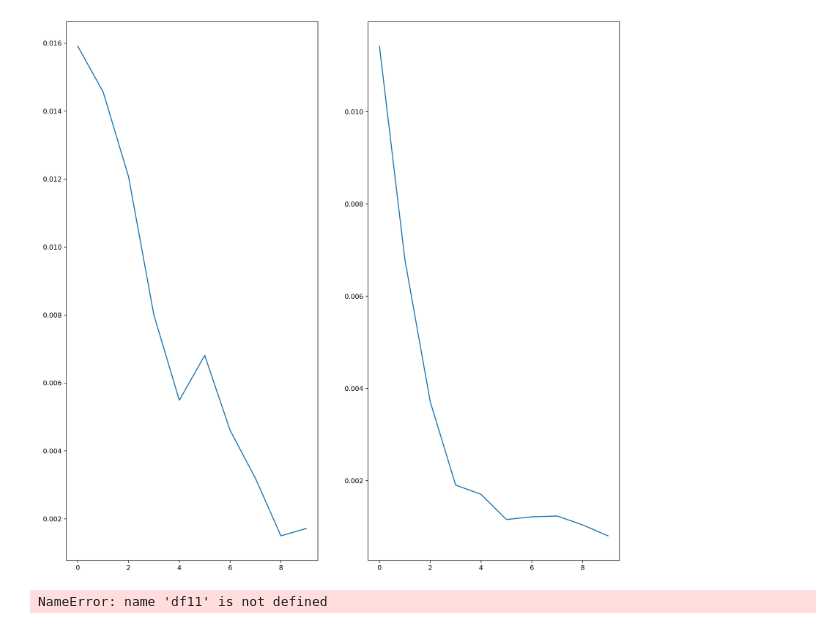
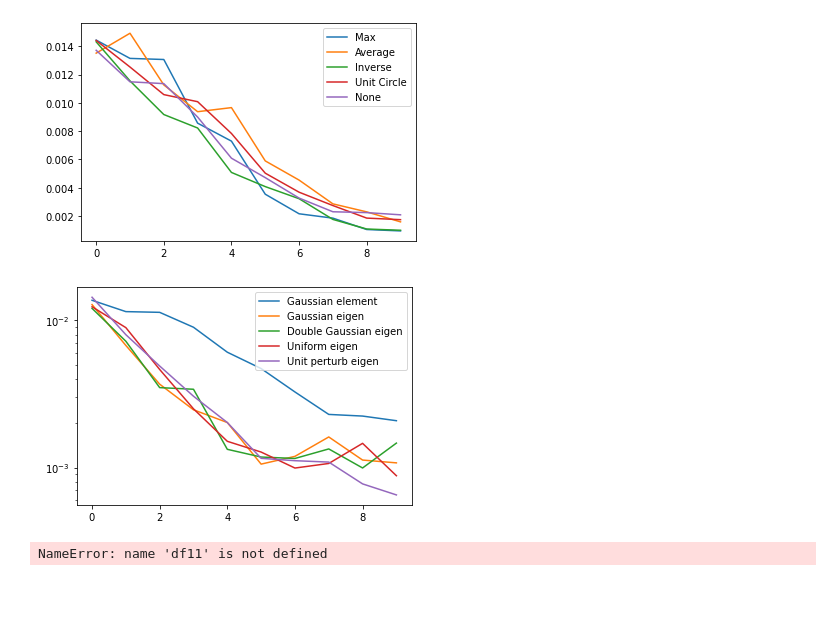
Before and after one commit to jackmiller2003/kae-cyclones, a Jupyter notebook: src/graphing_from_csv.ipynb, the cells around one changed output. Drawn from its saved outputs; the diff is of its cells as text; code cells hidden in the pictures; blank space fills up the shorter version.

```diff
--- a/src/graphing_from_csv.ipynb
+++ b/src/graphing_from_csv.ipynb
@@ -10,13 +6,30 @@ from experiment import *
 # %%
-with open("/home/156/cn1951/kae-cyclones/results/run_data/testRun.json", 'r') as f:
+with open("/home/156/cn1951/kae-cyclones/results/run_data/testRun2.json", 'r') as f:
     results = json.load(f)
-fig, axs = plt.subplots(1,2,figsize=(15,15), dpi=300)
 epochs = [x for x in range(len(results["average"]["gaussianElement"]["1e0"]["loss"]))]
-axs[0].plot(epochs, results["average"]["gaussianElement"]["1e0"]["fwd_val"], label="Gaussian Element")
-axs[1].plot(epochs, results["average"]["gaussianEigen"]["1e0"]["fwd_val"], label="Gaussian Eigen")
+epochs[0] = 1e-10
+plt.plot(epochs, results["max"]["gaussianElement"]["1e0"]["fwd_val"], label="Max")
+plt.plot(epochs, results["average"]["gaussianElement"]["1e0"]["fwd_val"], label="Average")
+plt.plot(epochs, results["inverse"]["gaussianElement"]["1e0"]["fwd_val"], label="Inverse")
+plt.plot(epochs, results["unit_circle"]["gaussianElement"]["1e0"]["fwd_val"], label="Unit Circle")
+plt.plot(epochs, results["none"]["gaussianElement"]["1e0"]["fwd_val"], label="None")
+plt.legend()
 plt.show()
 # %% [output]
-[figure, old version]
+[figure, new version]
+# %%
+plt.plot(epochs, results["none"]["gaussianElement"]["1e0"]["fwd_val"], label="Gaussian element")
+plt.plot(epochs, results["none"]["gaussianEigen"]["1e0"]["fwd_val"], label="Gaussian eigen")
+plt.plot(epochs, results["none"]["doubleGaussianEigen"]["1e0"]["fwd_val"], label="Double Gaussian eigen")
+plt.plot(epochs, results["none"]["uniformEigen"]["1e0"]["fwd_val"], label="Uniform eigen")
+#plt.loglog(epochs, results["none"]["svdElement"]["1e0"]["fwd_val"], label="SVD element")
+plt.plot(epochs, results["none"]["unitPerturbEigen"]["1e0"]["fwd_val"], label="Unit perturb eigen")
+#plt.xscale('log')
+plt.yscale('log')
+plt.legend()
+plt.show()
+# %% [output]
+[figure, added]
 # %%
 # df = pd.read_csv(f'/home/156/jm0124/kae-cyclones/src/diss0.csv', on_bad_lines='skip')
 # df2 = pd.read_csv(f'/home/156/jm0124/kae-cyclones/src/diss5.csv', on_bad_lines='skip')
```
Also changed, not shown: parts of 1 cell of this notebook, 3 other files.
